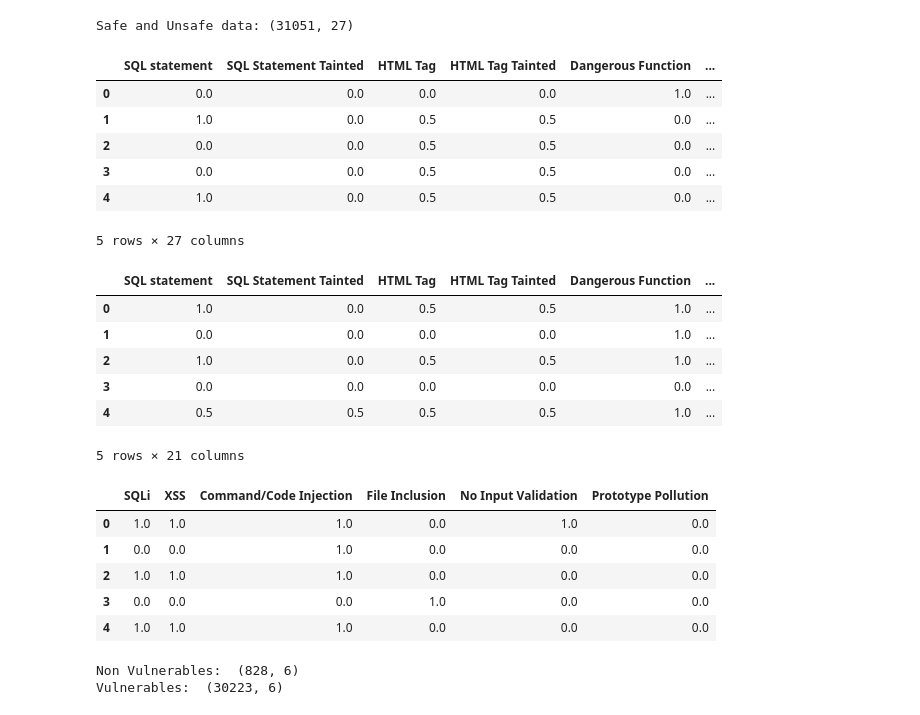
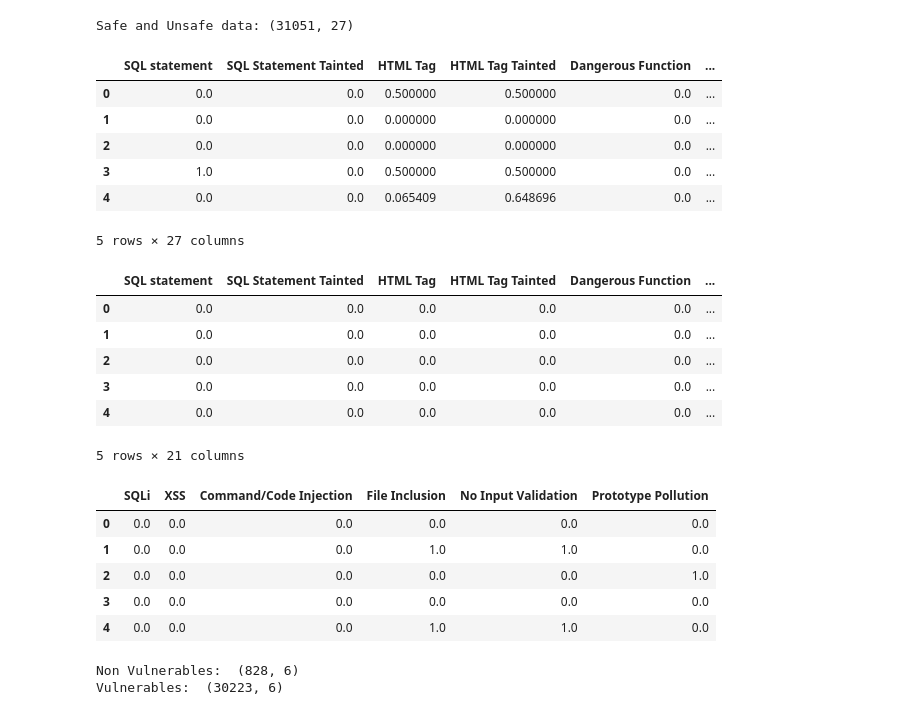
Before and after one commit to slaee/bloom-experiment-lab, a Jupyter notebook: dataprocessing/BLOOM_MODEL.ipynb, the cells around one changed output. Drawn from its saved outputs; the diff is of its cells as text; code cells hidden in the pictures.

```diff
--- a/dataprocessing/BLOOM_MODEL.ipynb
+++ b/dataprocessing/BLOOM_MODEL.ipynb
@@ -9,21 +10,21 @@ from sklearn.metrics import classification_report, confusion_matrix
 # %%
 # Load the data
-data = pd.read_csv('combined.csv')
+data = pd.read_csv('shuffled_dataset.csv')
 
 # Handle NaN values
 # data.interpolate(inplace=True)
 
 print("Safe and Unsafe data:", data.shape)
 
 data.head()
 # %% [output]
 Safe and Unsafe data: (31051, 27)
 |  | SQL statement | SQL Statement Tainted | HTML Tag | HTML Tag Tainted | Dangerous Function | ... |
-| 0 | 0.0 | 0.0 | 0.0 | 0.0 | 1.0 | ... |
-| 1 | 1.0 | 0.0 | 0.5 | 0.5 | 0.0 | ... |
-| 2 | 0.0 | 0.0 | 0.5 | 0.5 | 0.0 | ... |
-| 3 | 0.0 | 0.0 | 0.5 | 0.5 | 0.0 | ... |
-| 4 | 1.0 | 0.0 | 0.5 | 0.5 | 0.0 | ... |
+| 0 | 0.0 | 0.0 | 0.500000 | 0.500000 | 0.0 | ... |
+| 1 | 0.0 | 0.0 | 0.000000 | 0.000000 | 0.0 | ... |
+| 2 | 0.0 | 0.0 | 0.000000 | 0.000000 | 0.0 | ... |
+| 3 | 1.0 | 0.0 | 0.500000 | 0.500000 | 0.0 | ... |
+| 4 | 0.0 | 0.0 | 0.065409 | 0.648696 | 0.0 | ... |
 5 rows × 27 columns
 # %%
 # Shuffle the data
@@ -34,22 +35,22 @@ X = data.iloc[:, :-6]
 X.head()
 # %% [output]
 |  | SQL statement | SQL Statement Tainted | HTML Tag | HTML Tag Tainted | Dangerous Function | ... |
-| 0 | 1.0 | 0.0 | 0.5 | 0.5 | 1.0 | ... |
-| 1 | 0.0 | 0.0 | 0.0 | 0.0 | 1.0 | ... |
-| 2 | 1.0 | 0.0 | 0.5 | 0.5 | 1.0 | ... |
+| 0 | 0.0 | 0.0 | 0.0 | 0.0 | 0.0 | ... |
+| 1 | 0.0 | 0.0 | 0.0 | 0.0 | 0.0 | ... |
+| 2 | 0.0 | 0.0 | 0.0 | 0.0 | 0.0 | ... |
 | 3 | 0.0 | 0.0 | 0.0 | 0.0 | 0.0 | ... |
-| 4 | 0.5 | 0.5 | 0.5 | 0.5 | 1.0 | ... |
+| 4 | 0.0 | 0.0 | 0.0 | 0.0 | 0.0 | ... |
 5 rows × 21 columns
 # %%
 Y = data.iloc[:, -6:]
 Y.head()
 # %% [output]
 |  | SQLi | XSS | Command/Code Injection | File Inclusion | No Input Validation | Prototype Pollution |
-| 0 | 1.0 | 1.0 | 1.0 | 0.0 | 1.0 | 0.0 |
-| 1 | 0.0 | 0.0 | 1.0 | 0.0 | 0.0 | 0.0 |
-| 2 | 1.0 | 1.0 | 1.0 | 0.0 | 0.0 | 0.0 |
-| 3 | 0.0 | 0.0 | 0.0 | 1.0 | 0.0 | 0.0 |
-| 4 | 1.0 | 1.0 | 1.0 | 0.0 | 0.0 | 0.0 |
+| 0 | 0.0 | 0.0 | 0.0 | 0.0 | 0.0 | 0.0 |
+| 1 | 0.0 | 0.0 | 0.0 | 1.0 | 1.0 | 0.0 |
+| 2 | 0.0 | 0.0 | 0.0 | 0.0 | 0.0 | 1.0 |
+| 3 | 0.0 | 0.0 | 0.0 | 0.0 | 0.0 | 0.0 |
+| 4 | 0.0 | 0.0 | 0.0 | 1.0 | 1.0 | 0.0 |
 # %%
 # Count all Y that are all zeros
 print("Non Vulnerables: ", Y[Y.sum(axis=1) == 0].shape)
```
Also changed, not shown: parts of 13 cells of this notebook, 1 other file.
